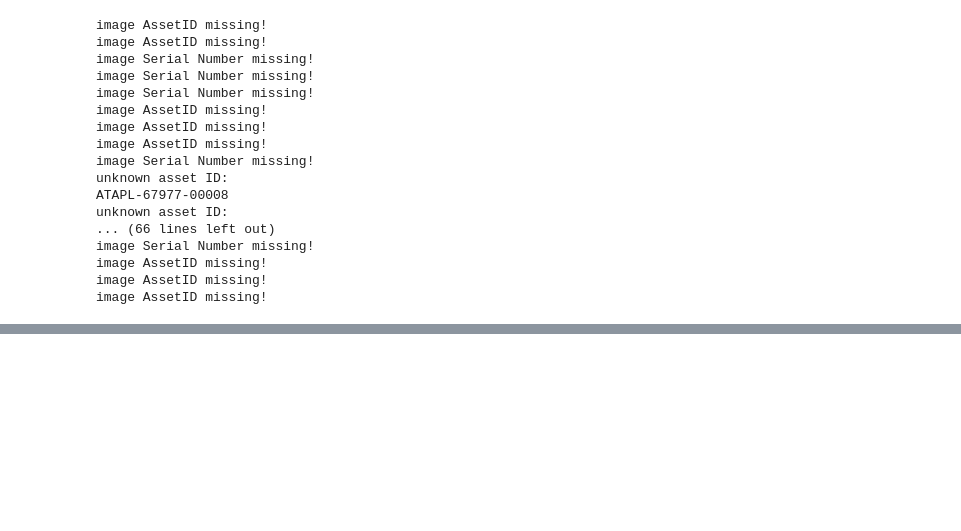
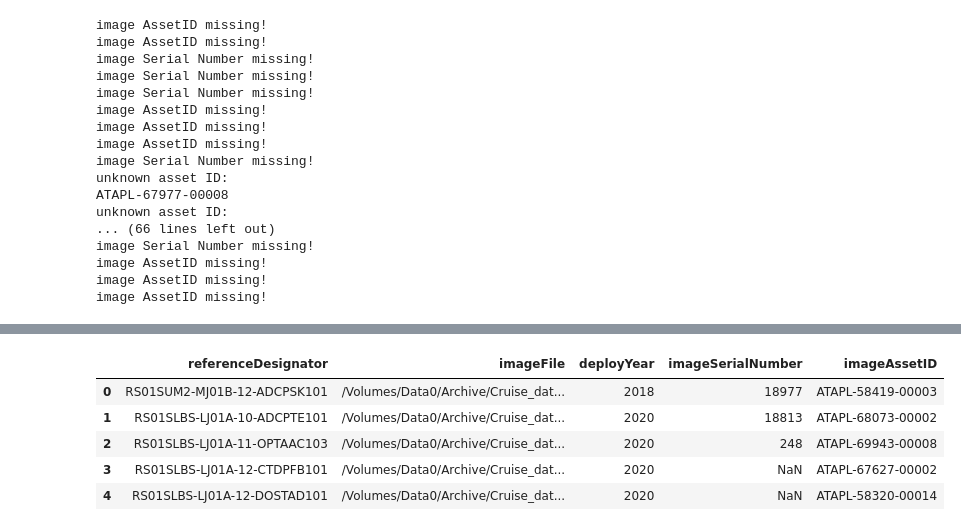
Before and after one commit to OOI-CabledArray/metadataVerification, a Jupyter notebook: assetManagement/criticalMetaDataVerification.ipynb, the cells around one changed output, grey strips where cells are left out. Drawn from its saved outputs; the diff is of its cells as text; code cells hidden in the pictures; blank space fills up the shorter version.

```diff
--- a/assetManagement/criticalMetaDataVerification.ipynb
+++ b/assetManagement/criticalMetaDataVerification.ipynb
@@ -558,0 +575,15 @@ image AssetID missing!
+# %%
+fuzzy_df["matching_asset_ids"] = fuzzy_df["matching_asset_ids"].str.strip("[]'")
+fuzzy_df["matching_mfg_sn"] = fuzzy_df["matching_mfg_sn"].str.strip("[]'")
+
+fuzzy_df = fuzzy_df[["referenceDesignator", "imageFile", "deployYear", "matching_mfg_sn", "matching_asset_ids"]]
+fuzzy_df = fuzzy_df.rename(columns={"matching_mfg_sn":"imageSerialNumber","matching_asset_ids":"imageAssetID"})
+# %%
+fuzzy_df.head()
+# %% [output]
+|  | referenceDesignator | imageFile | deployYear | imageSerialNumber | imageAssetID |
+| 0 | RS01SUM2-MJ01B-12-ADCPSK101 | /Volumes/Data0/Archive/Cruise_dat... | 2018 | 18977 | ATAPL-58419-00003 |
+| 1 | RS01SLBS-LJ01A-10-ADCPTE101 | /Volumes/Data0/Archive/Cruise_dat... | 2020 | 18813 | ATAPL-68073-00002 |
+| 2 | RS01SLBS-LJ01A-11-OPTAAC103 | /Volumes/Data0/Archive/Cruise_dat... | 2020 | 248 | ATAPL-69943-00008 |
+| 3 | RS01SLBS-LJ01A-12-CTDPFB101 | /Volumes/Data0/Archive/Cruise_dat... | 2020 | NaN | ATAPL-67627-00002 |
+| 4 | RS01SLBS-LJ01A-12-DOSTAD101 | /Volumes/Data0/Archive/Cruise_dat... | 2020 | NaN | ATAPL-58320-00014 |
```
Also changed, not shown: parts of 14 cells of this notebook, 1 other file.
